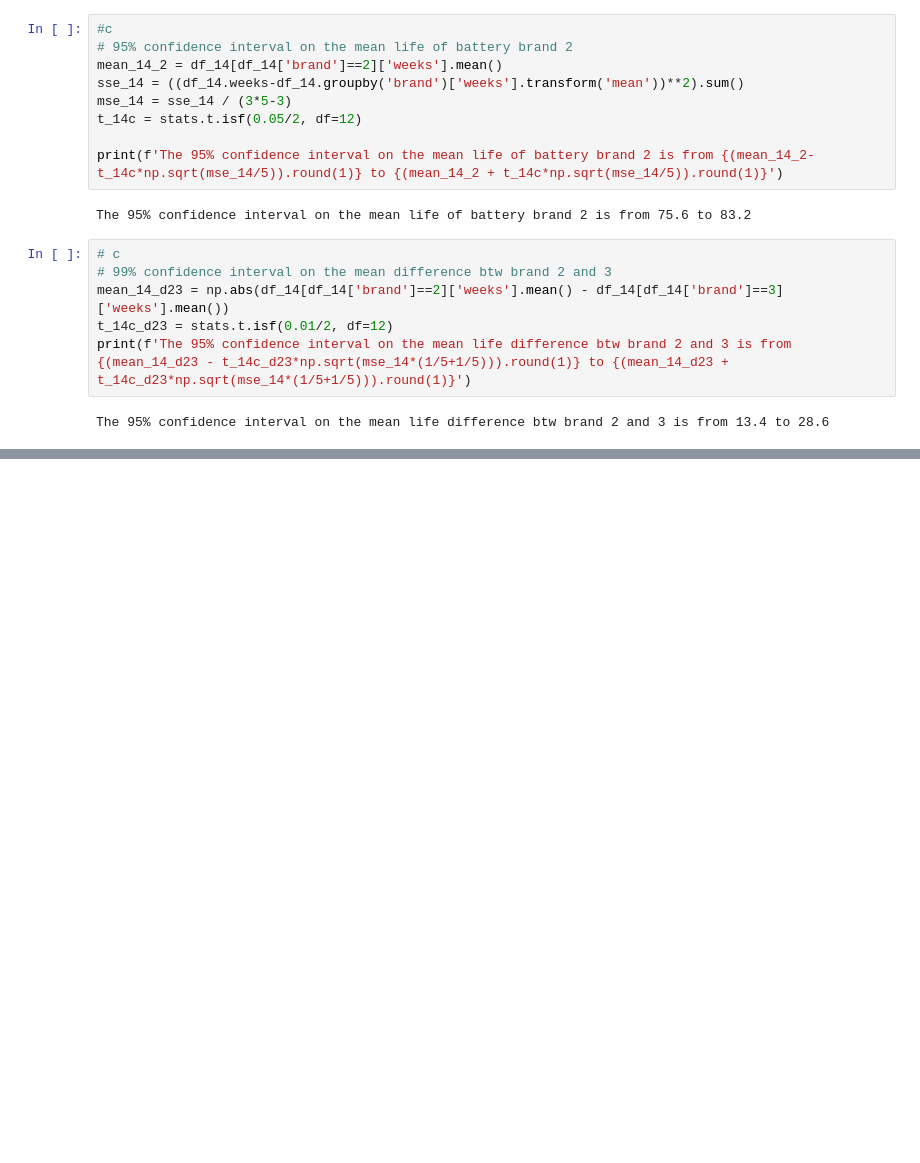
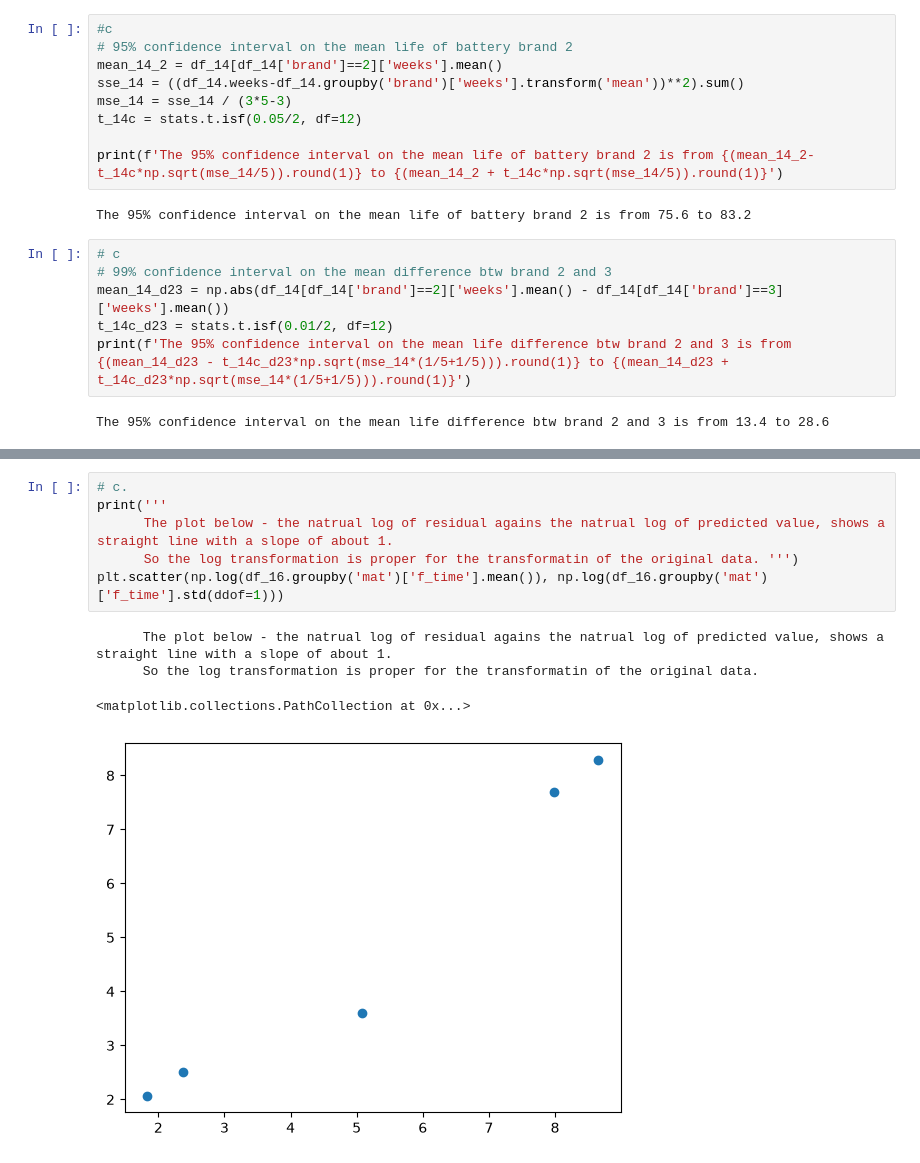
Before and after one commit to Peiguang2024/design-of-experiment, a Jupyter notebook: Montgomery/chapter3.ipynb, the cells around one changed output, grey strips where cells are left out. Saved outputs shown, nothing was run; the diff lists cells and outputs as text; blank space fills up the shorter version.

```diff
--- a/Montgomery/chapter3.ipynb
+++ b/Montgomery/chapter3.ipynb
@@ -1083,0 +1156,11 @@ Name: weeks, dtype: float64
+# %%
+# c.
+print('''
+      The plot below - the natrual log of residual agains the natrual log of predicted value, shows a straight line with a slope of about 1.
+      So the log transformation is proper for the transformatin of the original data. ''')
+plt.scatter(np.log(df_16.groupby('mat')['f_time'].mean()), np.log(df_16.groupby('mat')['f_time'].std(ddof=1)))
+# %% [output]
+      The plot below - the natrual log of residual agains the natrual log of predicted value, shows a straight line with a slope of about 1.
+      So the log transformation is proper for the transformatin of the original data.
+<matplotlib.collections.PathCollection at 0x...>
+[figure, added]
```
Also changed, not shown: parts of 29 cells of this notebook.
